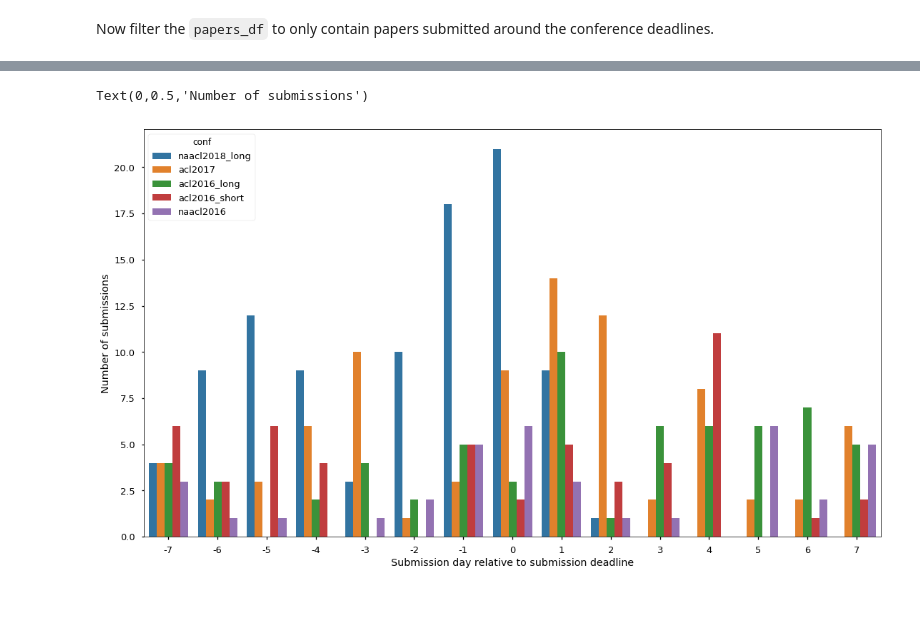
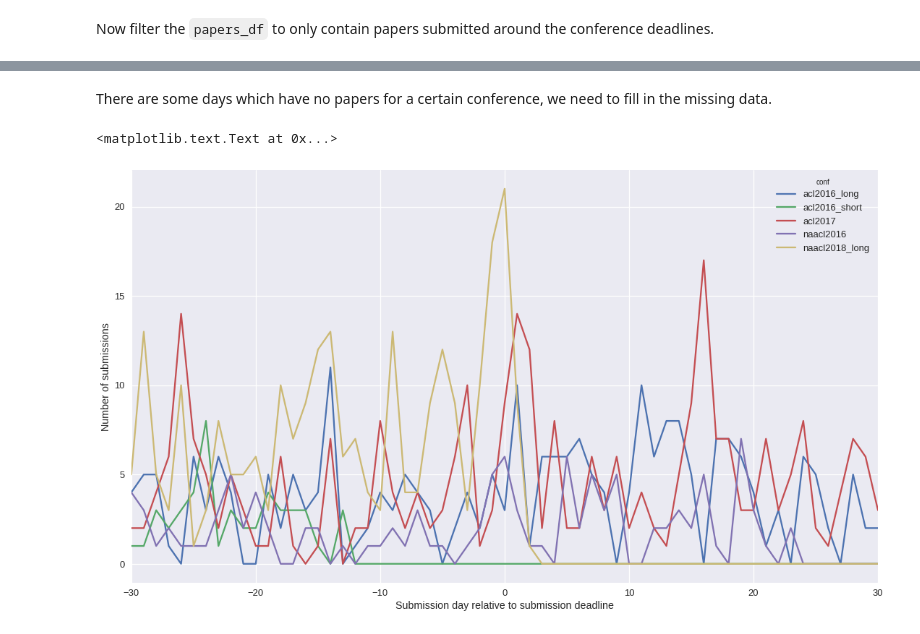
Before and after one commit to tuzhucheng/arxiv-analysis, a Jupyter notebook: cs-CL_submission_date_analysis.ipynb, the cells around one changed output, grey strips where cells are left out. Drawn from its saved outputs; the diff is of its cells as text; code cells hidden in the pictures; blank space fills up the shorter version.

Commit message:
Change plot to tsplot

```diff
--- a/cs-CL_submission_date_analysis.ipynb
+++ b/cs-CL_submission_date_analysis.ipynb
@@ -68,7 +68,7 @@ submission_deadlines = {
     'naacl2018_long': pd.Timestamp('2017-12-15') - pd.Timedelta('30 days')
 }
 
-window = pd.Timedelta('7 days')
+window = pd.Timedelta('30 days')
 submission_deadline_ranges = {k: (v - window, v + window) for (k, v) in submission_deadlines.items()}
 
 def get_relative(row):
@@ -101,4 +101,6 @@ sns.set_context('talk')
 # %%
 # Grouping by conference and relative days
 grouped = conf_ddl_papers_df.groupby([conf_ddl_papers_df.conf, conf_ddl_papers_df.relative], as_index=False).count()
-grouped.head()
+grouped['day'] = grouped.relative.dt.days
+grouped = grouped.rename(columns={'title': 'count'})
+grouped = grouped[['conf', 'day', 'count']]
@@ -112,9 +116,16 @@ grouped.head()
+# %% [markdown]
+There are some days which have no papers for a certain conference, we need to fill in the missing data.
+# %%
+index_iterables = [grouped.conf.unique(), np.arange(-30, 31, 1)]
+multi_index = pd.MultiIndex.from_product(index_iterables, names=['conf', 'day'])
+grouped = grouped.set_index(['conf', 'day'])
+grouped = grouped.reindex(multi_index, fill_value=0).reset_index()
 # %%
 fig, ax = plt.subplots()
 fig.set_size_inches(18.5, 10.5)
-ax = sns.countplot(x=conf_ddl_papers_df.relative.dt.days, hue='conf', data=conf_ddl_papers_df, ax=ax)
+ax = sns.tsplot(time='day', value='count', unit=[1]*61, condition='conf', data=grouped, ax=ax)
 ax.set_xlabel('Submission day relative to submission deadline')
 ax.set_ylabel('Number of submissions')
 # %% [output]
-Text(0,0.5,'Number of submissions')
+<matplotlib.text.Text at 0x...>
-[figure, old version]
+[figure, new version]
```
Also changed, not shown: parts of 2 cells of this notebook.
